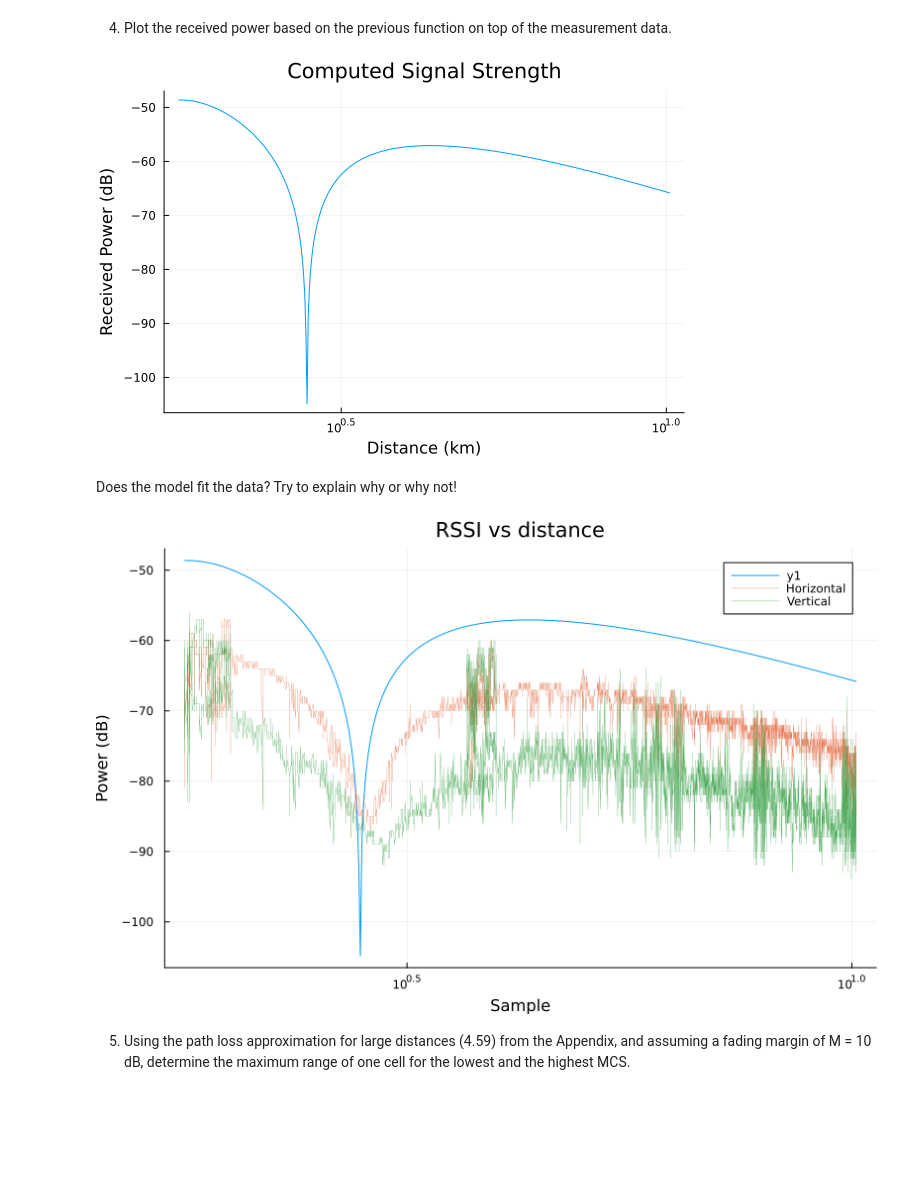
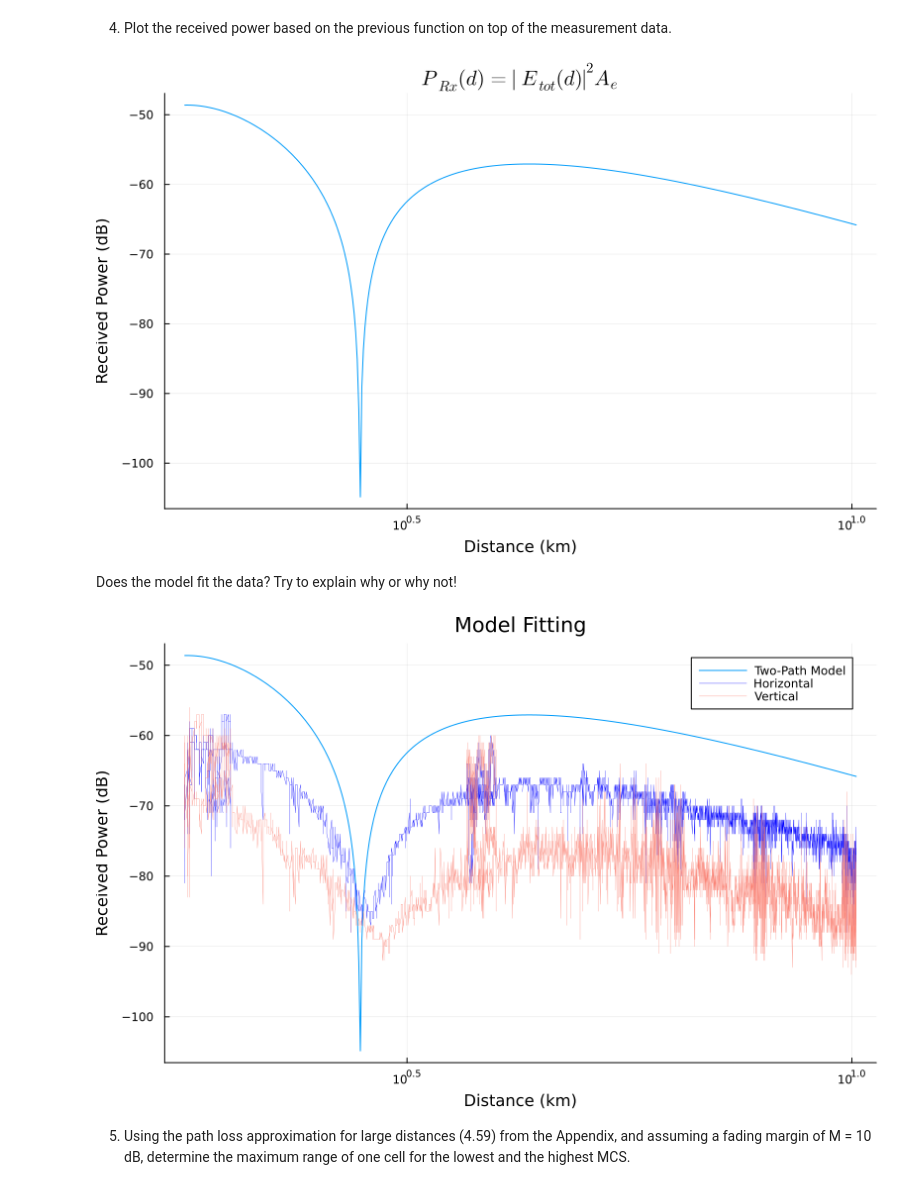
Before and after one commit to setrar/RADIO, a Jupyter notebook: Assignements/1/REPORT.ipynb, the cells around one changed output. Drawn from its saved outputs; the diff is of its cells as text; code cells hidden in the pictures; blank space fills up the shorter version.

```diff
--- a/Assignements/1/REPORT.ipynb
+++ b/Assignements/1/REPORT.ipynb
@@ -154,33 +162,35 @@ Pᵣₓ = 10 * log10.(Eₜₒₜ.^2 * Aₑ); # received power in dB
 # %%
 # Signal Strength vs. Distance on a log scale
 p1 = plot(d₁, Pᵣₓ
     , xaxis=:log
     , xlabel="Distance (km)", ylabel="Received Power (dB)"
-    , title="Computed Signal Strength"
-    , legend=false
+    , title=L"P_{Rx}(d) = |E_{tot}(d)|^2A_e"
+    , size = (800,500)
+    , legend=:false
 )
 plot(p1)
 # %% [output]
-[figure, old version]
+[figure, new version]
 # %% [markdown]
 Does the model fit the data? Try to explain why or why not!
 # %%
 p2 = plot(d₁, Pᵣₓ
     , xaxis=:log
     , xlabel="Distance (km)", ylabel="Received Power (dB)"
-    , title="Computed Signal Strength"
+    , label = "Two-Path Model"
     , legend=false
 )
-p2 = plot!( d₁, rₛₛₛᵢ¹, label = "Horizontal", linewidth = .3)
-p2 = plot!(d₂, rₛₛₛᵢ², label = "Vertical", linewidth = .3)
+p2 = plot!( d₁, rₛₛₛᵢ¹, label = "Horizontal", linewidth = .3, color=:blue)
+p2 = plot!(d₂, rₛₛₛᵢ², label = "Vertical", linewidth = .3, color=:salmon)
 plot(p2
-    , xlabel="Sample", ylabel="Power (dB)", title="RSSI vs distance"
+    , xlabel="Distance (km)", ylabel="Received Power (dB)"
+    , title="Model Fitting"
     , size = (800,500)
     , legend = :topright
     , grid = :true
 )
 # %% [output]
-[figure, old version]
+[figure, new version]
 # %% [markdown]
 5. Using the path loss approximation for large distances (4.59) from the Appendix, and assuming a fading margin of M = 10 dB, determine the maximum range of one cell for the lowest and the highest MCS.
 # %% [markdown]
```
Also changed, not shown: parts of 16 cells of this notebook.
